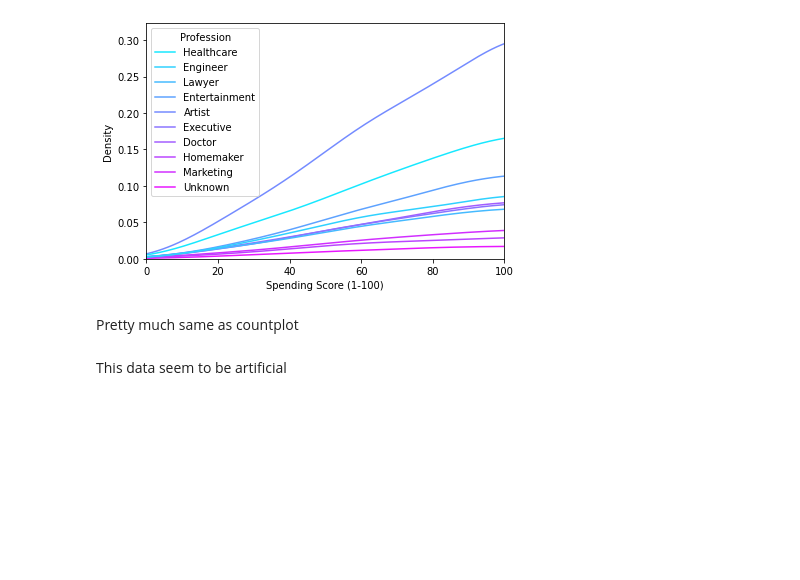
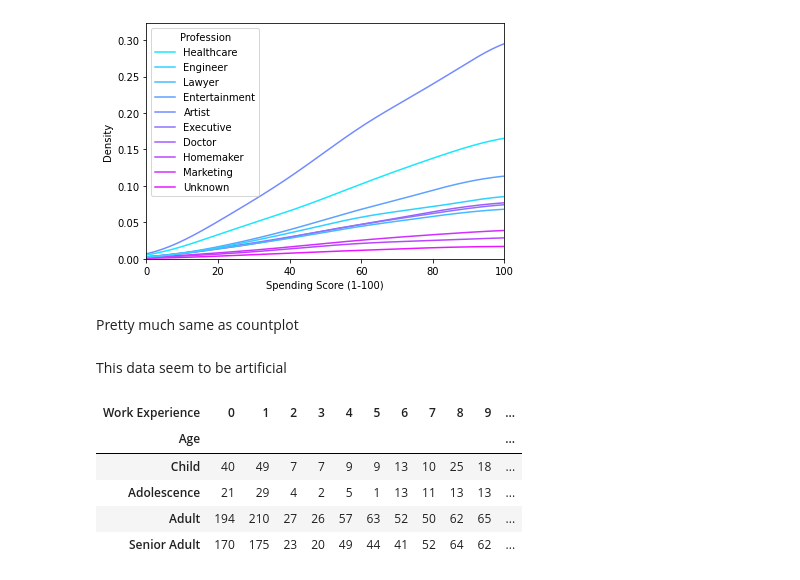
Before and after one commit to frostyOtter/EDA-practices, a Jupyter notebook: ShopCustomers_EDA.ipynb, the cells around one changed output. Drawn from its saved outputs; the diff is of its cells as text; code cells hidden in the pictures; blank space fills up the shorter version.

```diff
--- a/ShopCustomers_EDA.ipynb
+++ b/ShopCustomers_EDA.ipynb
@@ -228,0 +231,10 @@ This data seem to be artificial
+# %%
+exp_cnt = df.groupby(['Age','Work Experience'])['Work Experience'].count().unstack()
+exp_cnt
+# %% [output]
+| Work Experience | 0 | 1 | 2 | 3 | 4 | 5 | 6 | 7 | 8 | 9 | ... |
+| Age |  |  |  |  |  |  |  |  |  |  | ... |
+| Child | 40 | 49 | 7 | 7 | 9 | 9 | 13 | 10 | 25 | 18 | ... |
+| Adolescence | 21 | 29 | 4 | 2 | 5 | 1 | 13 | 11 | 13 | 13 | ... |
+| Adult | 194 | 210 | 27 | 26 | 57 | 63 | 52 | 50 | 62 | 65 | ... |
+| Senior Adult | 170 | 175 | 23 | 20 | 49 | 44 | 41 | 52 | 64 | 62 | ... |
```
Also changed, not shown: parts of 3 cells of this notebook.
